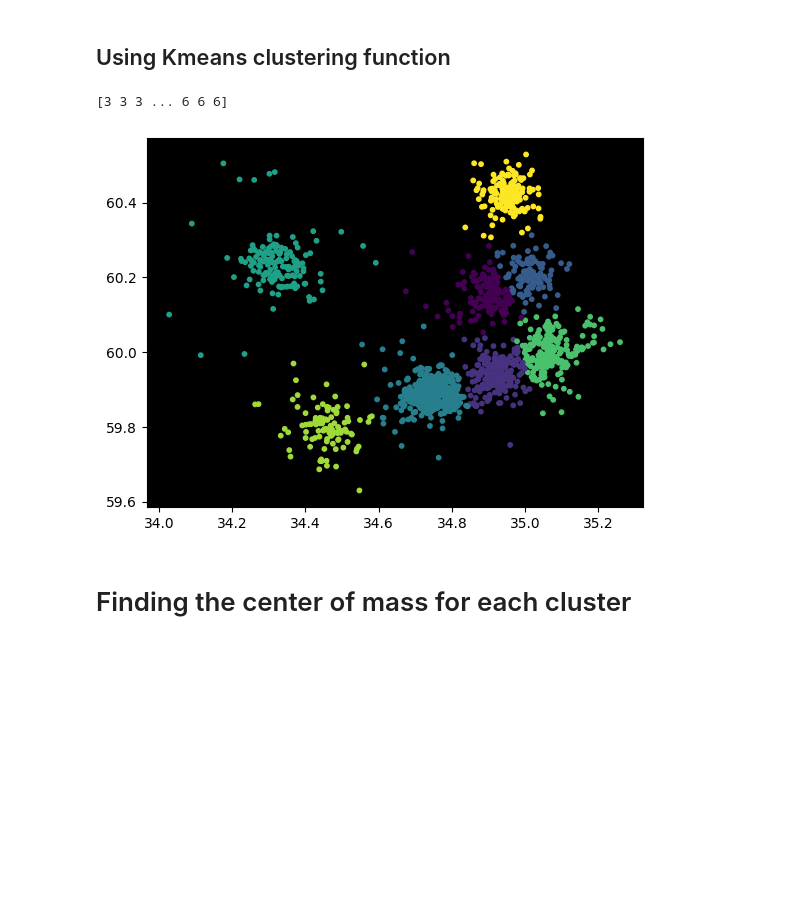
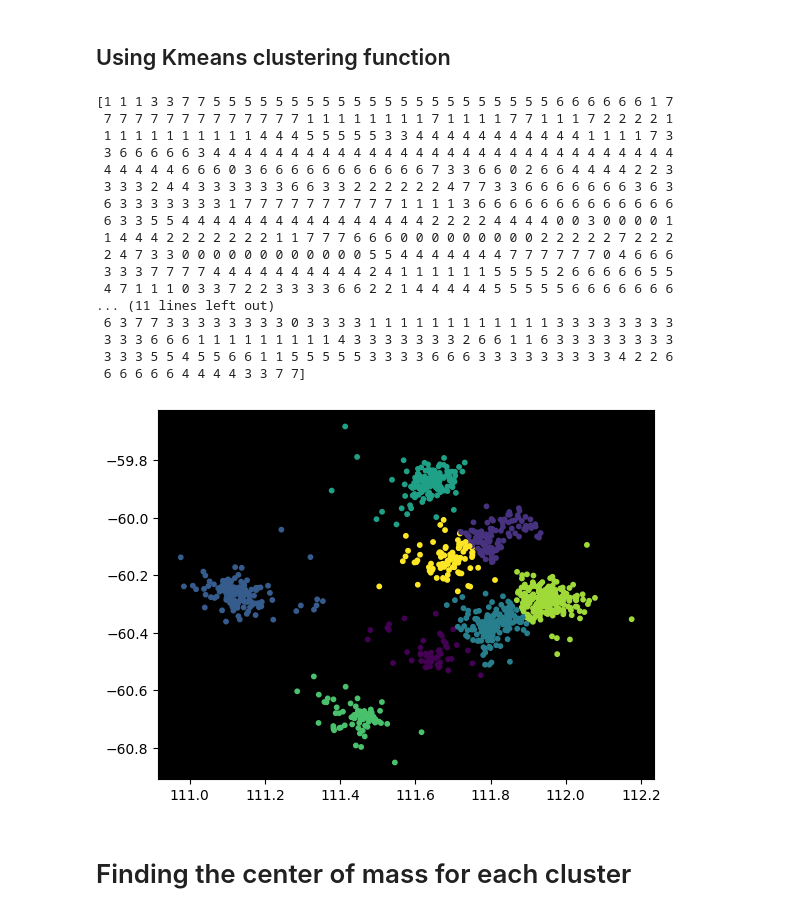
Before and after one commit to sbeeredd04/CSDNA, a Jupyter notebook: Testing code/Origami Analysis/origami_ratio_analysis.ipynb, the cells around one changed output. Drawn from its saved outputs; the diff is of its cells as text; code cells hidden in the pictures; blank space fills up the shorter version.

Commit message:
KMC 1.1 : Combined function needs optimization of code and further functioning along with accountability for all the origami

```diff
--- a/Testing code/Origami Analysis/origami_ratio_analysis.ipynb
+++ b/Testing code/Origami Analysis/origami_ratio_analysis.ipynb
@@ -28,9 +28,9 @@ def collect_data(filename):
 
 
 #testing
-data = collect_data('data/indivual_origami_test_set.hdf5')
+data = collect_data('data/test_1.hdf5')
 
 #plotting
-plt.scatter(data['x'], data['y'], s=1)
+plt.scatter(data['x'],- data['y'], s=1)
 plt.show()
 # %% [output]
@@ -40,20 +40,36 @@ plt.show()
 # %%
 def find_clusters_k_means(data, k):
     kmeans = KMeans(n_clusters=k, random_state = 42 , init= 'k-means++')
     kmeans.fit(data)
     return kmeans.labels_
 
 #testing
 labels = find_clusters_k_means(data, 8)
 print(labels)
 
 #plotting
 plt.axes().set_facecolor('black')
-plt.scatter(data['x'], data['y'], c=labels, cmap='viridis', s=10)
+plt.scatter(data['x'], -data['y'], c=labels, cmap='viridis', s=10)
 plt.show()
 # %% [output]
-[3 3 3 ... 6 6 6]
+[1 1 1 3 3 7 7 5 5 5 5 5 5 5 5 5 5 5 5 5 5 5 5 5 5 5 5 5 5 6 6 6 6 6 6 1 7
+ 7 7 7 7 7 7 7 7 7 7 7 7 7 1 1 1 1 1 1 1 1 7 1 1 1 1 7 7 1 1 1 7 2 2 2 2 1
+ 1 1 1 1 1 1 1 1 1 1 4 4 4 5 5 5 5 5 3 3 4 4 4 4 4 4 4 4 4 4 4 1 1 1 1 7 3
+ 3 6 6 6 6 6 3 4 4 4 4 4 4 4 4 4 4 4 4 4 4 4 4 4 4 4 4 4 4 4 4 4 4 4 4 4 4
+ 4 4 4 4 4 6 6 6 0 3 6 6 6 6 6 6 6 6 6 6 6 7 3 3 6 6 0 2 6 6 4 4 4 4 2 2 3
+ 3 3 3 2 4 4 3 3 3 3 3 3 6 6 3 3 2 2 2 2 2 2 4 7 7 3 3 6 6 6 6 6 6 6 3 6 3
+ 6 3 3 3 3 3 3 3 1 7 7 7 7 7 7 7 7 7 7 1 1 1 1 3 6 6 6 6 6 6 6 6 6 6 6 6 6
+ 6 3 3 5 5 4 4 4 4 4 4 4 4 4 4 4 4 4 4 4 4 2 2 2 2 4 4 4 4 0 0 3 0 0 0 0 1
+ 1 4 4 4 2 2 2 2 2 2 2 1 1 7 7 7 6 6 6 0 0 0 0 0 0 0 0 0 2 2 2 2 2 7 2 2 2
+ 2 4 7 3 3 0 0 0 0 0 0 0 0 0 0 0 0 5 5 4 4 4 4 4 4 4 7 7 7 7 7 7 0 4 6 6 6
+ 3 3 3 7 7 7 7 4 4 4 4 4 4 4 4 4 4 2 4 1 1 1 1 1 1 5 5 5 5 2 6 6 6 6 6 5 5
+ 4 7 1 1 1 0 3 3 7 2 2 3 3 3 3 6 6 2 2 1 4 4 4 4 4 5 5 5 5 5 6 6 6 6 6 6 6
+... (11 lines left out)
+ 6 3 7 7 3 3 3 3 3 3 3 3 0 3 3 3 3 1 1 1 1 1 1 1 1 1 1 1 1 3 3 3 3 3 3 3 3
+ 3 3 3 6 6 6 1 1 1 1 1 1 1 1 1 4 3 3 3 3 3 3 3 2 6 6 1 1 6 3 3 3 3 3 3 3 3
+ 3 3 3 5 5 4 5 5 6 6 1 1 5 5 5 5 5 3 3 3 3 6 6 6 3 3 3 3 3 3 3 3 3 4 2 2 6
+ 6 6 6 6 6 4 4 4 4 3 3 7 7]
-[figure, old version]
+[figure, new version]
 # %% [markdown]
 # Finding the center of mass for each cluster
 # %%
```
Also changed, not shown: parts of 10 cells of this notebook, 23 other files.
